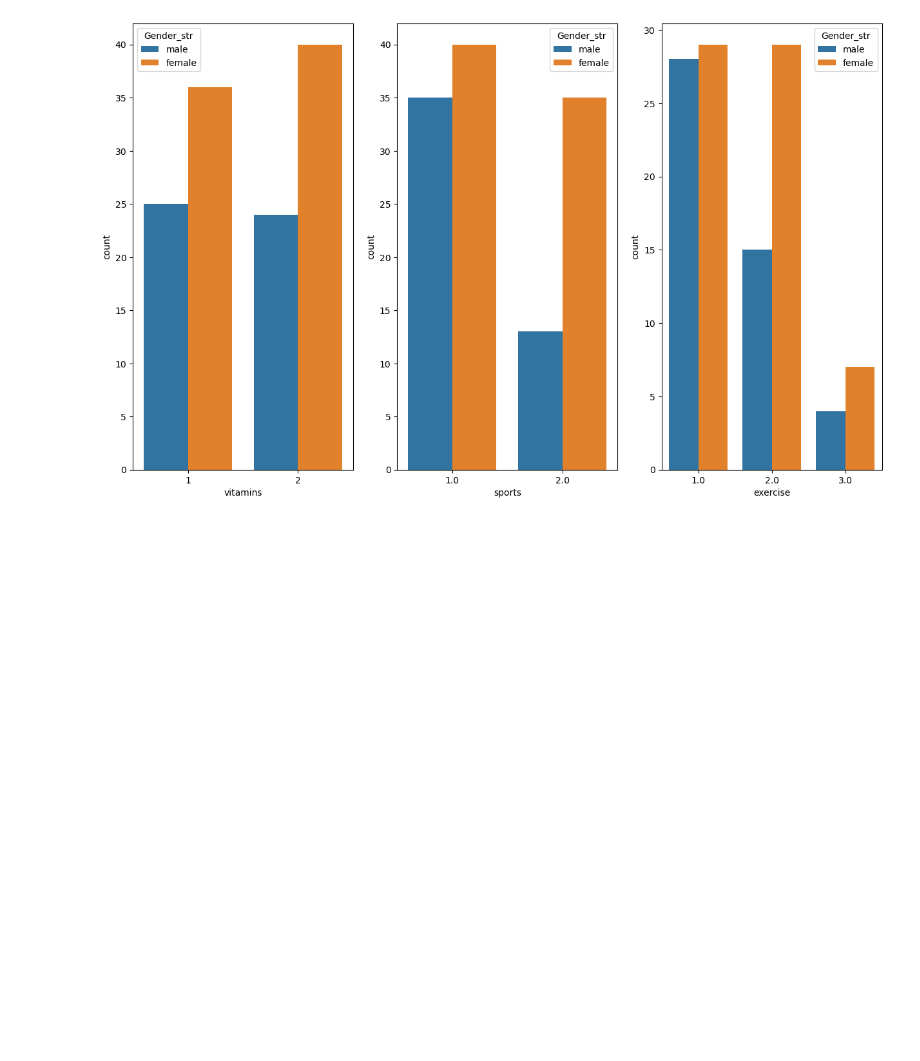
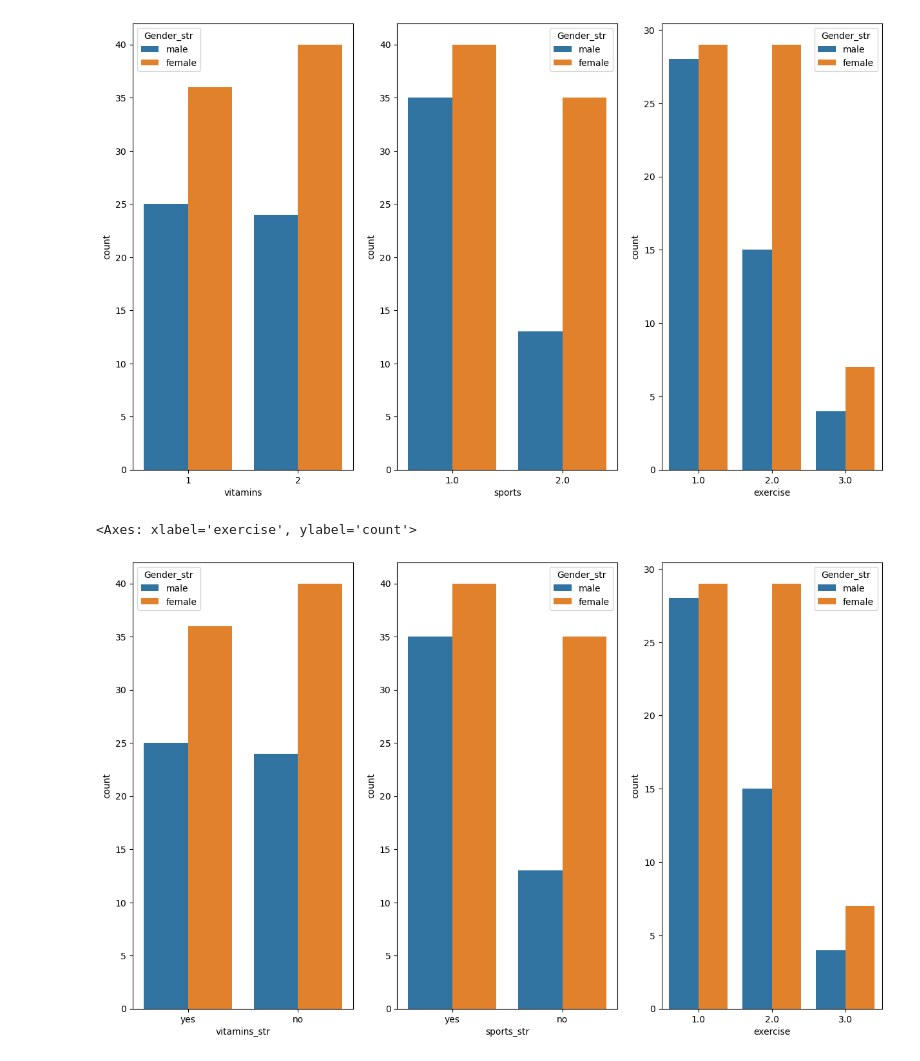
Before and after one commit to MattBlack9/stat386_project, a Jupyter notebook: jensen_code.ipynb, the cells around one changed output. Cells and saved outputs as stored; diff of their text form; code cells hidden in the pictures; blank space fills up the shorter version.

```diff
--- a/jensen_code.ipynb
+++ b/jensen_code.ipynb
@@ -179,3 +199,15 @@ sns.countplot(data=food, x=food["exercise"], hue=food["Gender_str"])
 # %% [output]
 <Axes: xlabel='exercise', ylabel='count'>
 [figure]
+# %%
+def binary_to_string(dataset, column_name, string_one, string_two):
+    mapping = {1: string_one, 2: string_two}
+    dataset[column_name + '_str'] = dataset[column_name].map(mapping)
+
+# Example usage:
+binary_to_string(food, 'Gender', 'female', 'male')
+binary_to_string(food, 'vitamins', 'yes', 'no')
+binary_to_string(food, 'sports', 'yes', 'no')
+# %% [output]
+<Axes: xlabel='exercise', ylabel='count'>
+[figure, added]
```
Also changed, not shown: parts of 7 cells of this notebook, 7 other files.
